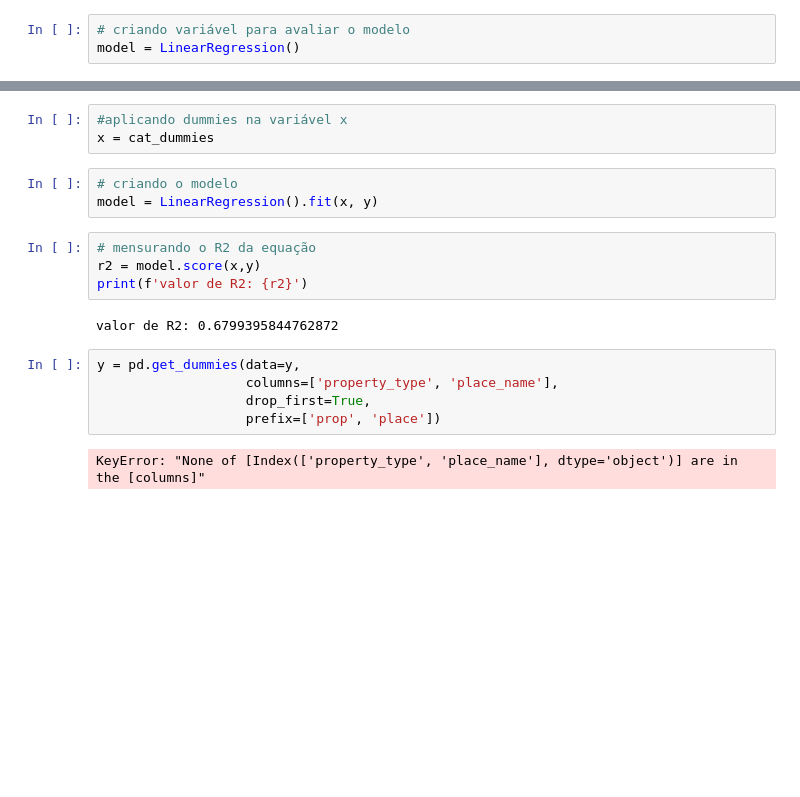
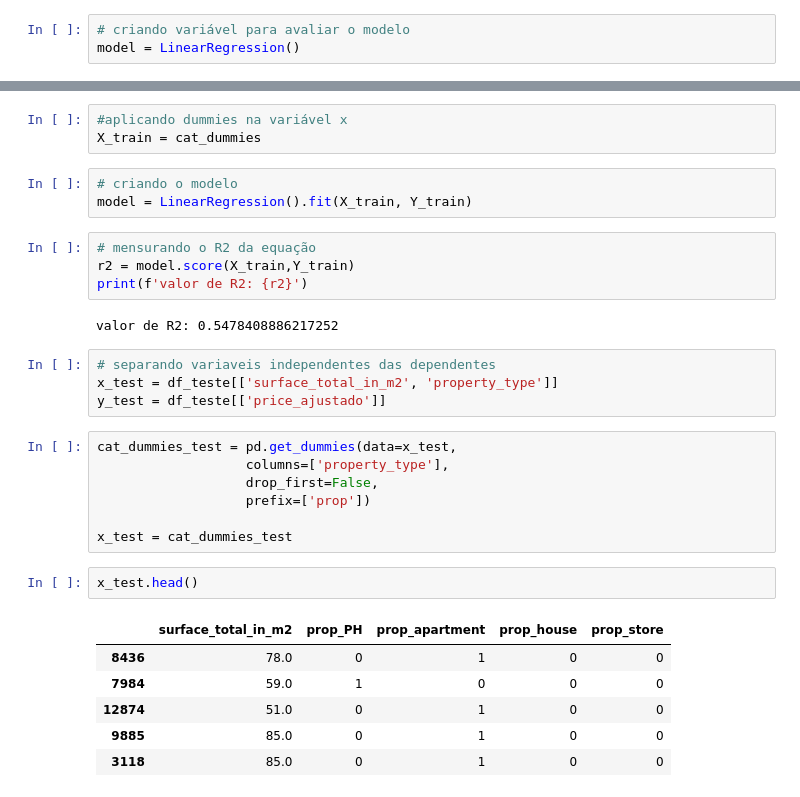
Before and after one commit to lpoggetto/Workshop_DH_1, a Jupyter notebook: workshop.ipynb, the cells around one changed output, grey strips where cells are left out. Cells and saved outputs as stored; diff of their text form; blank space fills up the shorter version.

```diff
--- a/workshop.ipynb
+++ b/workshop.ipynb
@@ -288,22 +292,35 @@ cat_dummies = pd.get_dummies(data=x,
 # %%
 #aplicando dummies na variável x
-x = cat_dummies
+X_train = cat_dummies
 # %%
 # criando o modelo
-model = LinearRegression().fit(x, y)
+model = LinearRegression().fit(X_train, Y_train)
 # %%
 # mensurando o R2 da equação
-r2 = model.score(x,y)
+r2 = model.score(X_train,Y_train)
 print(f'valor de R2: {r2}')
 # %% [output]
-valor de R2: 0.6799395844762872
+valor de R2: 0.5478408886217252
+# %%
+# separando variaveis independentes das dependentes
+x_test = df_teste[['surface_total_in_m2', 'property_type']]
+y_test = df_teste[['price_ajustado']]
 # %%
-y = pd.get_dummies(data=y,
-                   columns=['property_type', 'place_name'],
-                   drop_first=True,
-                   prefix=['prop', 'place'])
+cat_dummies_test = pd.get_dummies(data=x_test,
+                   columns=['property_type'],
+                   drop_first=False,
+                   prefix=['prop'])
+
+x_test = cat_dummies_test
-# %% [output]
-KeyError: "None of [Index(['property_type', 'place_name'], dtype='object')] are in the [columns]"
+# %%
+x_test.head()
+# %% [output]
+|  | surface_total_in_m2 | prop_PH | prop_apartment | prop_house | prop_store |
+| 8436 | 78.0 | 0 | 1 | 0 | 0 |
+| 7984 | 59.0 | 1 | 0 | 0 | 0 |
+| 12874 | 51.0 | 0 | 1 | 0 | 0 |
+| 9885 | 85.0 | 0 | 1 | 0 | 0 |
+| 3118 | 85.0 | 0 | 1 | 0 | 0 |
 # %%
 # predizendo respostas
 
```
Also changed, not shown: parts of 27 cells of this notebook.
